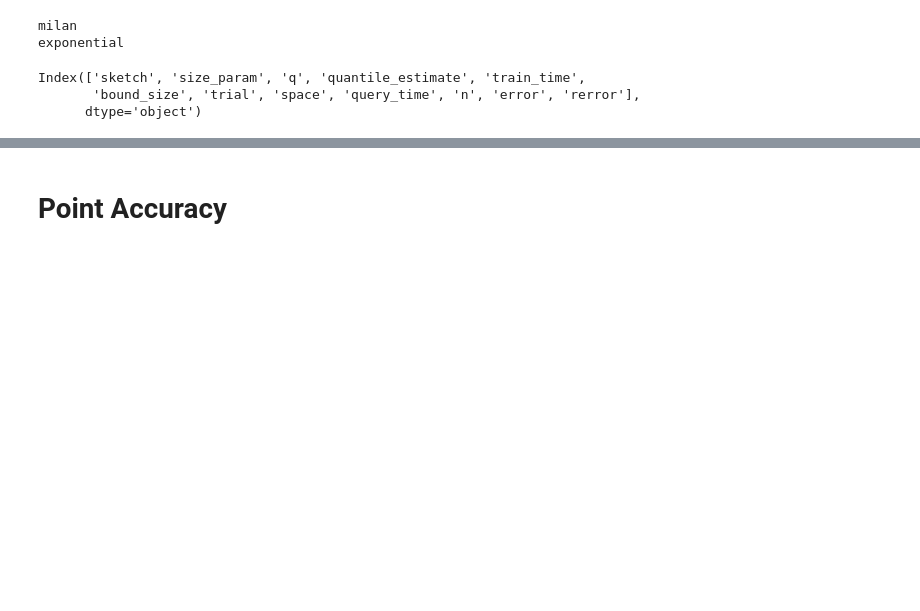
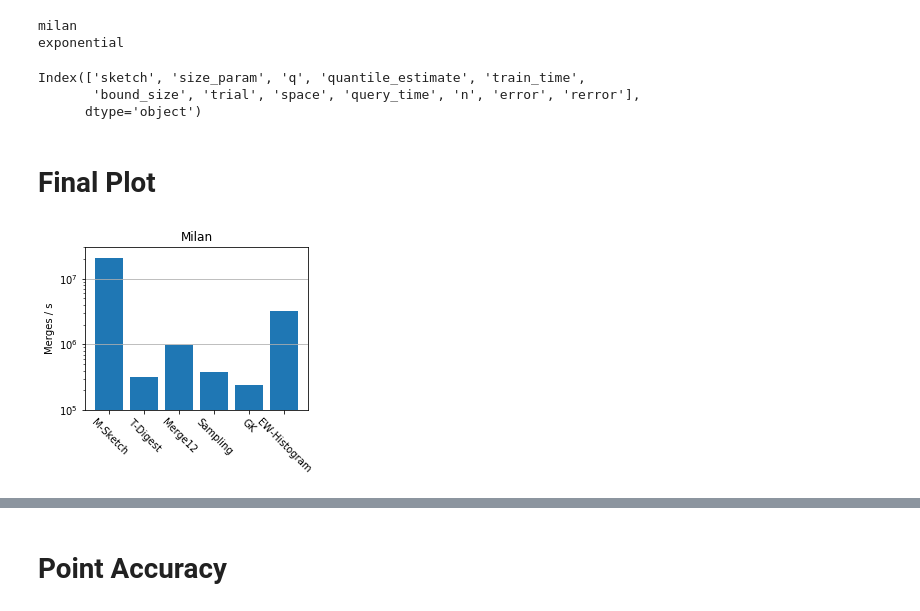
Before and after one commit to stanford-futuredata/msketch, a Jupyter notebook: analysis/Perf Micro Plots.ipynb, the cells around one changed output, grey strips where cells are left out. Saved outputs shown, nothing was run; the diff lists cells and outputs as text; code cells hidden in the pictures; blank space fills up the shorter version.

```diff
--- a/analysis/Perf Micro Plots.ipynb
+++ b/analysis/Perf Micro Plots.ipynb
@@ -117,3 +117,5 @@ point_results_processed["milan"].columns
 Index(['sketch', 'size_param', 'q', 'quantile_estimate', 'train_time',
        'bound_size', 'trial', 'space', 'query_time', 'n', 'error', 'rerror'],
       dtype='object')
+# %% [markdown]
+# Final Plot
@@ -119,0 +131,32 @@ Index(['sketch', 'size_param', 'q', 'quantile_estimate', 'train_time',
+# %%
+def gen_plot(data, ax):
+    xlocs = np.arange(0, len(sketches))
+    metric_vals = []
+    sketch_names = []
+    for sname in sketches:
+        metric_vals.append(data.loc[sname, sketch_sizes[sname]])
+        sketch_names.append(alg_display_name[sname])
+    ax.bar(
+        xlocs,
+        height=metric_vals,
+        log=True,
+#         color = ["C0", "C1", "C2", "C3", "C4"]
+    )
+#     rects = ax.patches
+#     for rect, label in zip(rects, ys):
+#         height = rect.get_height()
+#         ax.text(
+#             rect.get_x() + rect.get_width()/2,
+#             height,
+#             human_format(label),
+#             ha='center', va='bottom', size = 8,
+#         )
+
+    ax.set_xticks(xlocs)
+    ax.set_xticklabels(sketch_names, rotation=-45)
+    ax.yaxis.grid(True)
+#     ax.set_title(datasetnames[di])
+#     if di == 0:
+#         ax.set_ylabel("Query Time (secs / million rows)")
+#     ax.set_ylim(0.005, 10)
+#     ax.set_xlabel("Sketch")
@@ -119,0 +166,14 @@ Index(['sketch', 'size_param', 'q', 'quantile_estimate', 'train_time',
+# %%
+df1 = point_results_processed["milan"][["sketch", "size_param", "space", "error"]]
+df2 = merge_results_processed["milan"][["sketch", "size_param", "merge_time", "n"]]
+dfm = df1.merge(df2, on=["sketch", "size_param"]).groupby(["sketch", "size_param"]).mean()
+# %%
+fig = plt.figure(figsize=(4,3))
+ax = fig.gca()
+gen_plot(dfm["n"]/(dfm["merge_time"]/1.0e9), ax)
+ax.set_ylim(1e5, 3e7)
+ax.set_ylabel("Merges / s")
+ax.set_title("Milan")
+fig.savefig("milan_e2e_throughput.pdf", bbox_inches='tight')
+# %% [output]
+[figure, added]
```
Also changed, not shown: parts of 6 cells of this notebook, 9 other files.
